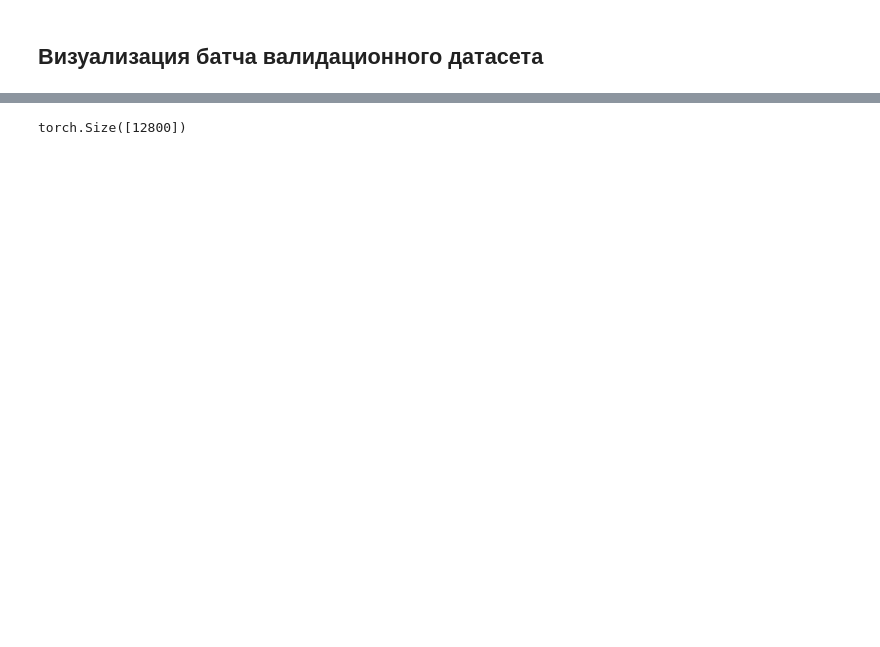
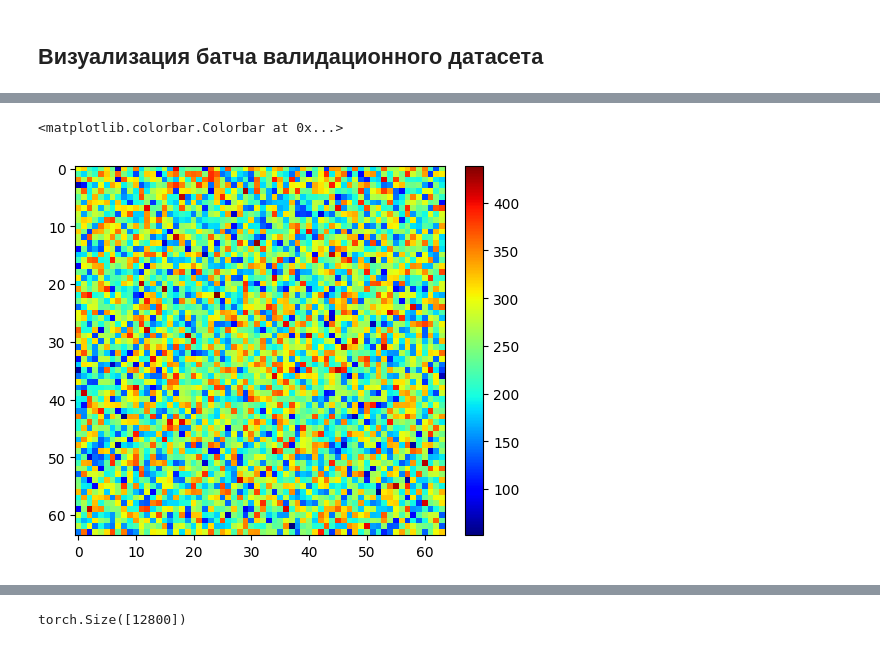
Before and after one commit to medaldev/DenoisingCNN, a Jupyter notebook: notebooks/denoise/uvych_matrix_denoising.ipynb, the cells around one changed output, grey strips where cells are left out. Drawn from its saved outputs; the diff is of its cells as text; code cells hidden in the pictures; blank space fills up the shorter version.

```diff
--- a/notebooks/denoise/uvych_matrix_denoising.ipynb
+++ b/notebooks/denoise/uvych_matrix_denoising.ipynb
@@ -435,0 +600,9 @@ env.load_model(model_type="pt")
+# %%
+from common.matrix import add_noise
+noised_matrix  = add_noise(real_matrix, 1, 1.)
+import matplotlib.pyplot as plt
+im = plt.imshow(noised_matrix, cmap='jet')
+plt.colorbar(im, orientation='vertical', fraction=0.046, pad=0.04)
+# %% [output]
+<matplotlib.colorbar.Colorbar at 0x...>
+[figure, added]
```
Also changed, not shown: parts of 32 cells of this notebook, 4 other files.
